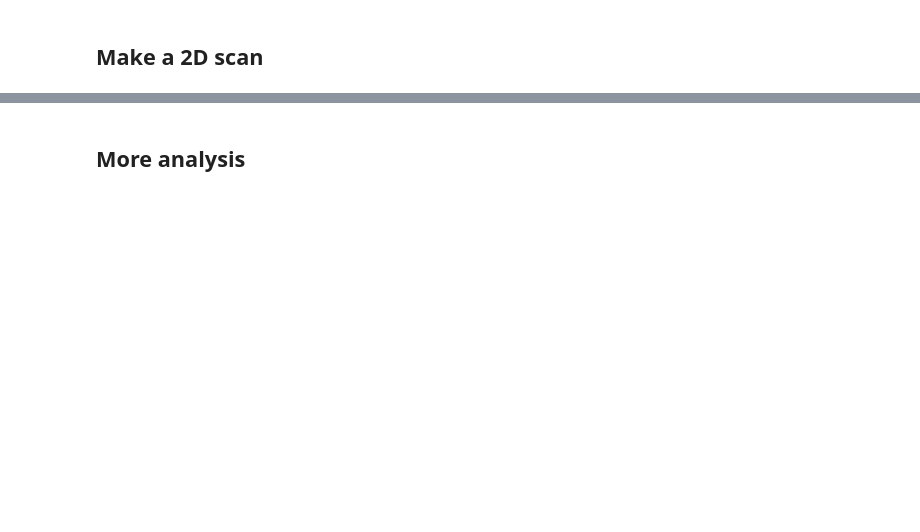
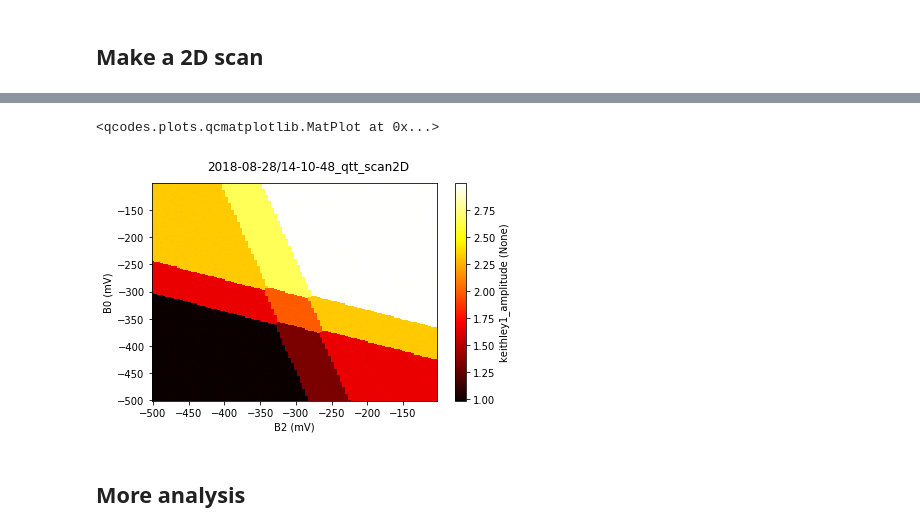
Before and after one commit to QuTech-Delft/qtt, a Jupyter notebook: docs/notebooks/measurements/spinqubit_measurement.ipynb, the cells around one changed output, grey strips where cells are left out. Saved outputs shown, nothing was run; the diff lists cells and outputs as text; code cells hidden in the pictures; blank space fills up the shorter version.

```diff
--- a/docs/notebooks/measurements/spinqubit_measurement.ipynb
+++ b/docs/notebooks/measurements/spinqubit_measurement.ipynb
@@ -93,7 +77,9 @@ p0 0.1, pmid -0.0, leftval[0] -0.0
 ##  Make a 2D scan
 # %%
 start=-500
-scanjob = scanjob_t({'sweepdata': dict({'param': 'R', 'start': start, 'end': start+400, 'step': 4.}), 'minstrument': ['keithley1'], 'wait_time': 0.})
-scanjob['stepdata'] = dict({'param': 'L', 'start': start, 'end': start+400, 'step': 1.})
+scanjob = scanjob_t({'sweepdata': dict({'param': 'B2', 'start': start, 'end': start+400, 'step': 4.}), 'minstrument': ['keithley1.amplitude'], 'wait_time': 0.})
+scanjob['stepdata'] = dict({'param': 'B0', 'start': start, 'end': start+400, 'step': 2.})
 data = qtt.measurements.scans.scan2D(station, scanjob, liveplotwindow=plotQ)
+
+_=qcodes.MatPlot(data.default_parameter_array())
 # %% [output]
@@ -106,3 +90,5 @@ scan2D: 366/400: time 8.2: setting L to -134.000
+<qcodes.plots.qcmatplotlib.MatPlot at 0x...>
+[figure, added]
 # %% [markdown]
 ## More analysis
 # %%
```
Also changed, not shown: parts of 13 cells of this notebook, 4 other files.
